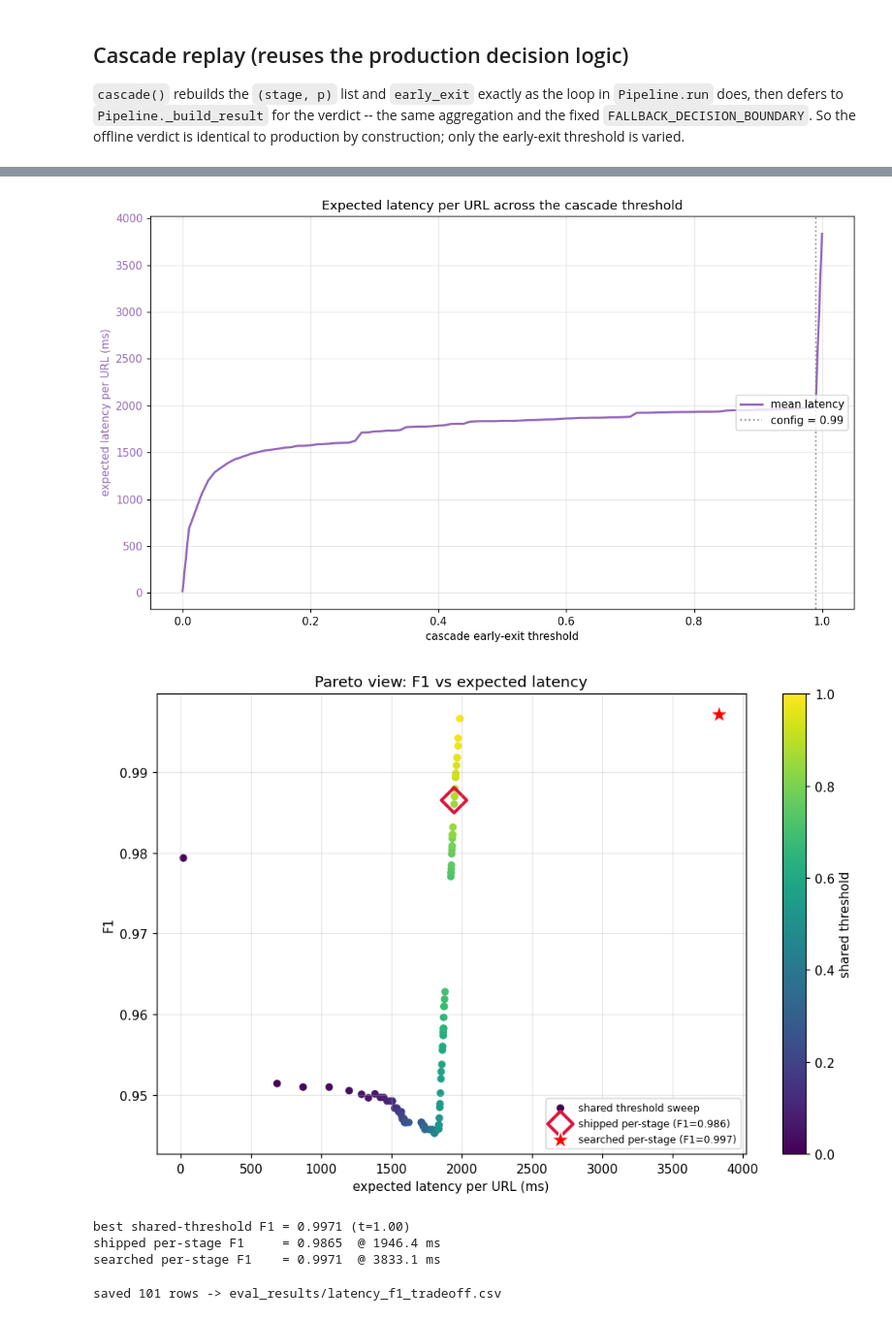
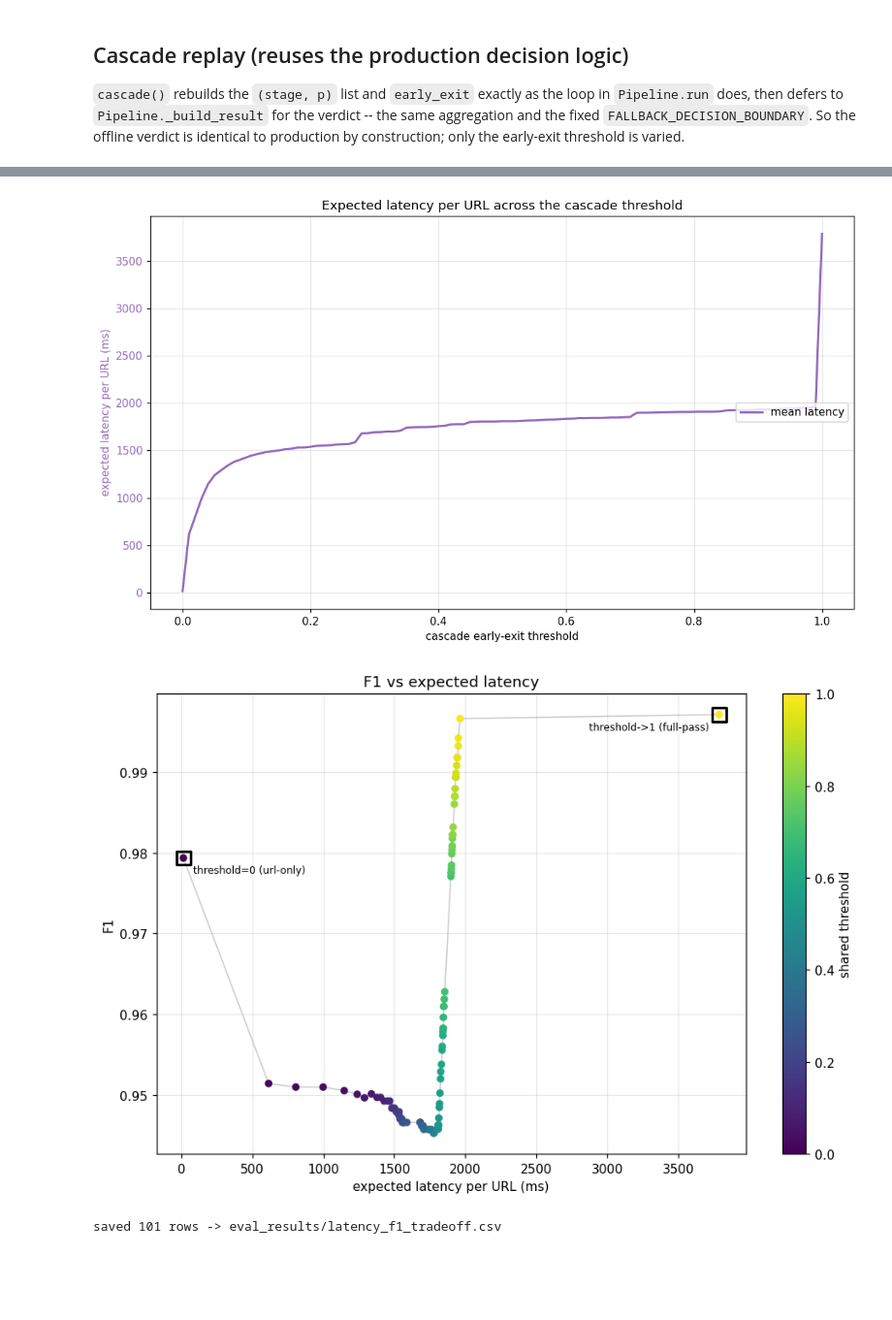
Before and after one commit to zhtli/Phishing-Detection-Engine, a Jupyter notebook: pipeline_threshold_evaluation.ipynb, the cells around one changed output, grey strips where cells are left out. Shown at 97% size. Cells and saved outputs as stored; diff of their text form; code cells hidden in the pictures; blank space fills up the shorter version.

```diff
--- a/pipeline_threshold_evaluation.ipynb
+++ b/pipeline_threshold_evaluation.ipynb
@@ -779,21 +848,0 @@ the number of evaluated URLs.
-# %%
-routes = Counter()
-for L in test_probs:
-    dec, sid, route = cascade(L, CONFIG_THR)
-    if route == "early_exit":
-        key = f"{sid} early-exit -> {dec}"
-    elif route == "fallback":
-        key = f"fallback -> {dec}"
-    else:
-        key = "unknown"
-    routes[key] += 1
-
-funnel = pd.Series(routes).sort_values(ascending=False)
-assert funnel.sum() == len(test_probs)
-print(f"How the {len(test_probs)} TEST URLs were decided at the shipped per-stage config:")
-ax = funnel.iloc[::-1].plot(kind="barh", figsize=(8, 3.5), color="tab:purple")
-ax.set_xlabel("URLs"); ax.set_title("Cascade decision funnel (TEST @ per-stage config)")
-for i, v in enumerate(funnel.iloc[::-1].values):
-    ax.text(v, i, f" {v}", va="center")
-plt.tight_layout(); plt.show()
-funnel
@@ -1011,37 +962,32 @@ ax.plot(tradeoff["threshold"], tradeoff["mean_latency_ms"], color="tab:purple",
 ax.set_xlabel("cascade early-exit threshold")
 ax.set_ylabel("expected latency per URL (ms)", color="tab:purple")
 ax.tick_params(axis="y", labelcolor="tab:purple"); ax.grid(alpha=0.3)
-ax.axvline(CURRENT_THRESHOLD, ls=":", color="gray", alpha=0.9, label=f"config = {CURRENT_THRESHOLD:.2f}")
 ax.legend(loc="center right")
 ax.set_title("Expected latency per URL across the cascade threshold")
 plt.tight_layout(); plt.show()
 # %% [output]
-[figure, old version]
+[figure, new version]
 # %%
 # Pareto view: F1 vs expected latency. Shared-threshold sweep (points colored by threshold),
 # plus the two per-stage operating points.
 fig, ax = plt.subplots(figsize=(9, 6))
+ax.plot(tradeoff["mean_latency_ms"], tradeoff["f1"], color="tab:gray", alpha=0.4, lw=1, zorder=3)
 sc = ax.scatter(tradeoff["mean_latency_ms"], tradeoff["f1"], c=tradeoff["threshold"],
-                cmap="viridis", s=25, label="shared threshold sweep")
+                cmap="viridis", s=25, zorder=4, label="shared threshold sweep")
 plt.colorbar(sc, label="shared threshold")
-ax.scatter([CFG_LAT], [CFG_F1], s=200, marker="D", facecolor="none", edgecolor="crimson",
-           lw=2.5, label=f"shipped per-stage (F1={CFG_F1:.3f})")
-ax.scatter([BEST_LAT], [BEST_F1], s=260, marker="*", color="red", edgecolor="white",
-           lw=1.2, label=f"searched per-stage (F1={BEST_F1:.3f})")
+# endpoints of the band sweep.
+for x, ylab, ha, dx in [(0, "threshold=0 (url-only)", "left", 8), (-1, "threshold->1 (full-pass)", "right", -8)]:
+    ax.scatter([tradeoff["mean_latency_ms"].iloc[x]], [tradeoff["f1"].iloc[x]], s=120, marker="s",
+               edgecolor="black", facecolor="none", lw=2, zorder=5)
+    ax.annotate(ylab, (tradeoff["mean_latency_ms"].iloc[x], tradeoff["f1"].iloc[x]),
+                fontsize=8, ha=ha, xytext=(dx, -12), textcoords="offset points")
+
 ax.set_xlabel("expected latency per URL (ms)"); ax.set_ylabel("F1")
-ax.set_title("Pareto view: F1 vs expected latency")
-ax.grid(alpha=0.3); ax.legend(loc="lower right", fontsize=8)
+ax.set_title("F1 vs expected latency")
+ax.grid(alpha=0.3)
 plt.tight_layout(); plt.show()
-
-best_shared_f1 = float(best_shared["f1"])
-print(f"best shared-threshold F1 = {best_shared_f1:.4f} (t={best_shared['threshold']:.2f})")
-print(f"shipped per-stage F1     = {CFG_F1:.4f}  @ {CFG_LAT:.1f} ms")
-print(f"searched per-stage F1    = {BEST_F1:.4f}  @ {BEST_LAT:.1f} ms")
 # %% [output]
-[figure, old version]
+[figure, new version]
-best shared-threshold F1 = 0.9971 (t=1.00)
-shipped per-stage F1     = 0.9865  @ 1946.4 ms
-searched per-stage F1    = 0.9971  @ 3833.1 ms
 # %%
 tradeoff.to_csv("eval_results/latency_f1_tradeoff.csv", index=False)
 print(f"saved {len(tradeoff)} rows -> eval_results/latency_f1_tradeoff.csv")
```
Also changed, not shown: parts of 58 cells of this notebook, 2 other files.
